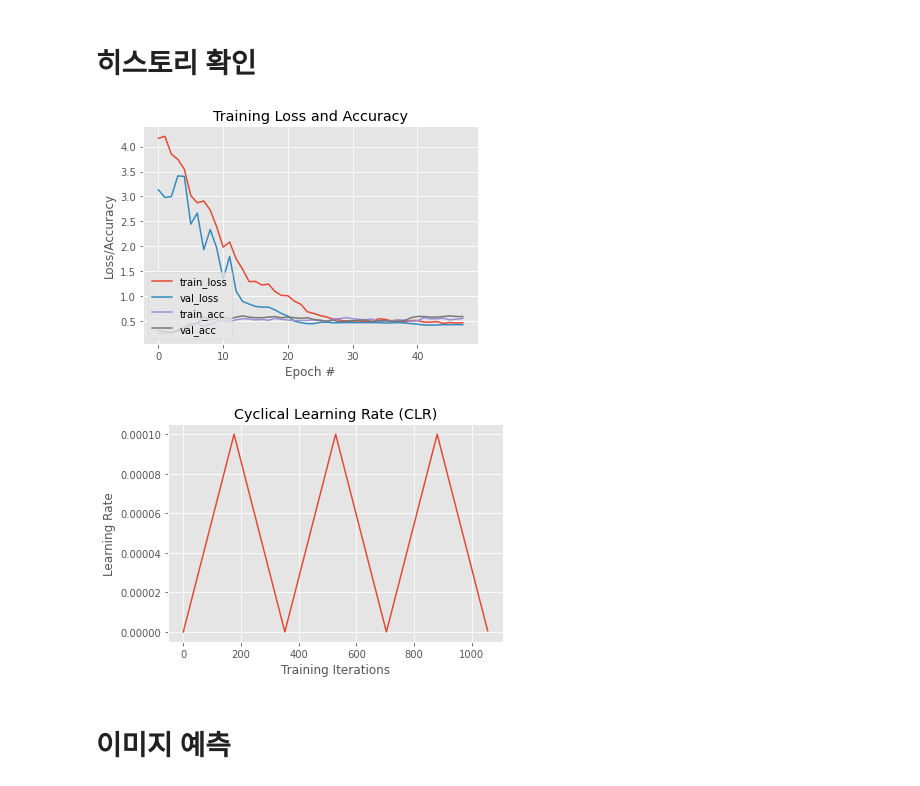
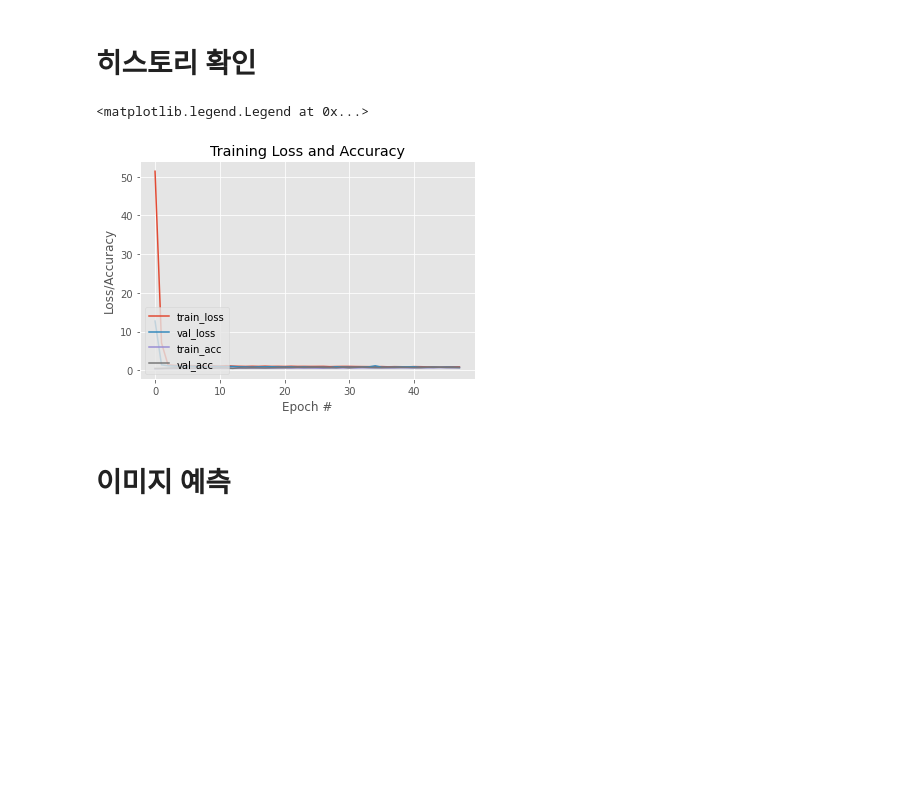
Before and after one commit to Jeonyujeong/RottenFruitsModel, a Jupyter notebook: VGG16_rotten_cherry.ipynb, the cells around one changed output. Drawn from its saved outputs; the diff is of its cells as text; code cells hidden in the pictures; blank space fills up the shorter version.

```diff
--- a/VGG16_rotten_cherry.ipynb
+++ b/VGG16_rotten_cherry.ipynb
@@ -240,7 +233,6 @@ for layer in baseModel.layers:
 # compile our model (this needs to be done after our setting our
 # layers to being non-trainable
 print("[INFO] compiling model...")
-opt = SGD(lr=MIN_LR, momentum=0.9)
-model.compile(loss="binary_crossentropy", optimizer=opt,
+model.compile(loss="categorical_crossentropy", optimizer='adam',
 	metrics=["accuracy"])
 # %% [output]
@@ -620,11 +242,6 @@ class CyclicLR(Callback):
 # over, so compute the step size and initialize the cyclic learning
 # rate method
 stepSize = STEP_SIZE * (trainX.shape[0] // BATCH_SIZE)
-clr = CyclicLR(
-	mode=CLR_METHOD,
-	base_lr=MIN_LR,
-	max_lr=MAX_LR,
-	step_size=stepSize)
 
 # train the network
 print("[INFO] training network...")
@@ -633,7 +250,6 @@ H = model.fit_generator(
 	validation_data=(valX, valY),
 	steps_per_epoch=trainX.shape[0] // BATCH_SIZE,
 	epochs=NUM_EPOCHS,
-	callbacks=[clr],
 	verbose=1)
 # %% [output]
 [INFO] training network...
@@ -689,29 +312,20 @@ INFO:tensorflow:Assets written to: output/rotten_cherry.model/assets
 # %%
 # construct a plot that plots and saves the training history
 N = np.arange(0, NUM_EPOCHS)
 plt.style.use("ggplot")
 plt.figure()
 plt.plot(N, H.history["loss"], label="train_loss")
 plt.plot(N, H.history["val_loss"], label="val_loss")
 plt.plot(N, H.history["accuracy"], label="train_acc")
 plt.plot(N, H.history["val_accuracy"], label="val_acc")
 plt.title("Training Loss and Accuracy")
 plt.xlabel("Epoch #")
 plt.ylabel("Loss/Accuracy")
 plt.legend(loc="lower left")
-plt.savefig(TRAINING_PLOT_PATH)
-
-# plot the learning rate history
-N = np.arange(0, len(clr.history["lr"]))
-plt.figure()
-plt.plot(N, clr.history["lr"])
-plt.title("Cyclical Learning Rate (CLR)")
-plt.xlabel("Training Iterations")
-plt.ylabel("Learning Rate")
-plt.savefig(CLR_PLOT_PATH)
+# plt.savefig(TRAINING_PLOT_PATH)
 # %% [output]
+<matplotlib.legend.Legend at 0x...>
-[figure, old version]
+[figure, new version]
-[figure, removed]
 # %% [markdown]
 # 이미지 예측
 # %%
```
Also changed, not shown: parts of 22 cells of this notebook.
